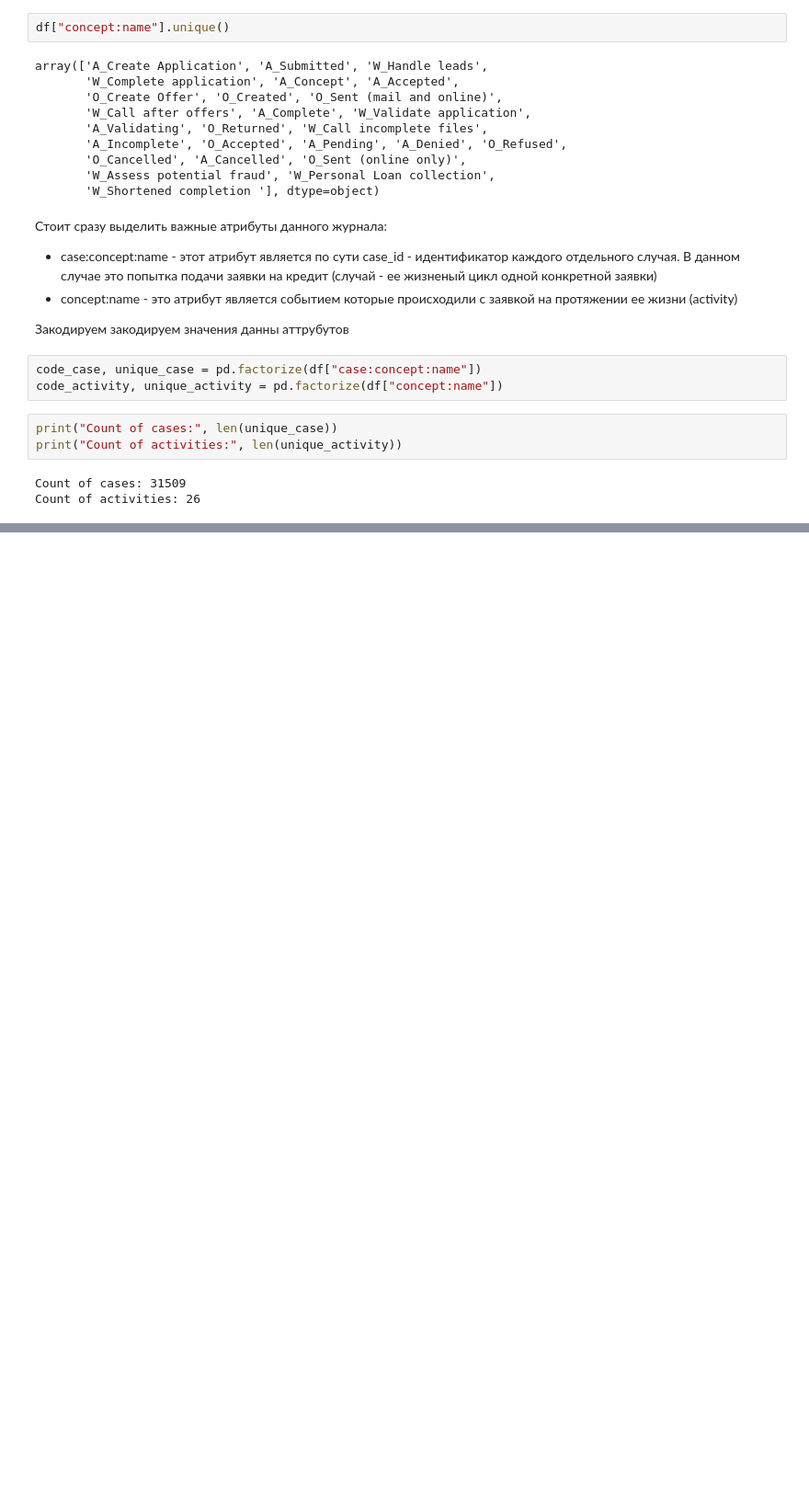
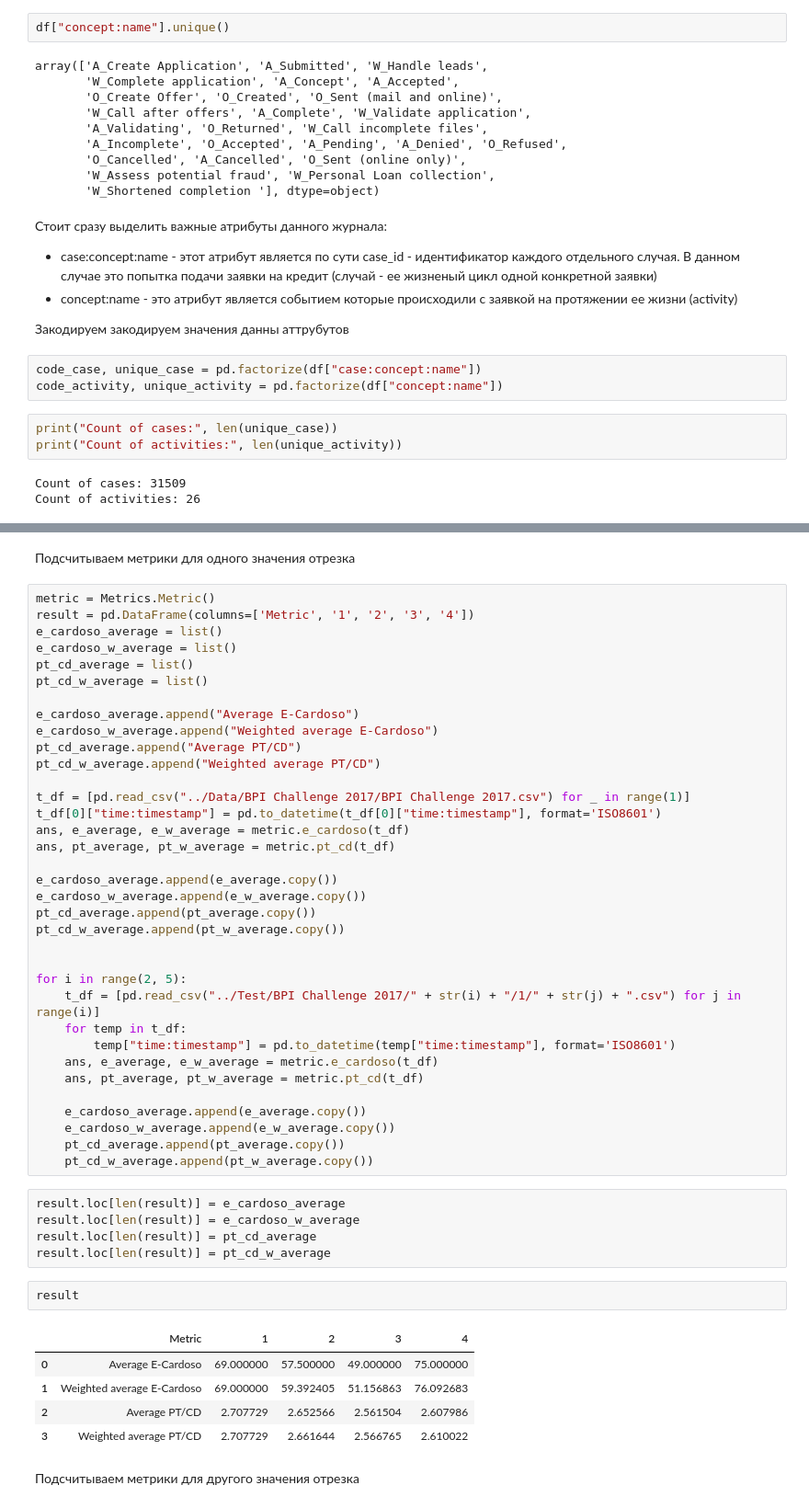
Before and after one commit to SomeoneNamedAnya/Course-Project-2024-2025, a Jupyter notebook: Algorithm/analysis_log_1.ipynb, the cells around one changed output, grey strips where cells are left out. Shown at 92% size. Saved outputs shown, nothing was run; the diff lists cells and outputs as text; blank space fills up the shorter version.

```diff
--- a/Algorithm/analysi_event_log.ipynb
+++ b/Algorithm/analysis_log_1.ipynb
@@ -178,0 +164,52 @@ print(df_0.shape, df_1.shape)
+# %% [markdown]
+Подсчитываем метрики для одного значения отрезка
+# %%
+metric = Metrics.Metric()
+result = pd.DataFrame(columns=['Metric', '1', '2', '3', '4'])
+e_cardoso_average = list()
+e_cardoso_w_average = list()
+pt_cd_average = list()
+pt_cd_w_average = list()
+
+e_cardoso_average.append("Average E-Cardoso")
+e_cardoso_w_average.append("Weighted average E-Cardoso")
+pt_cd_average.append("Average PT/CD")
+pt_cd_w_average.append("Weighted average PT/CD")
+
+t_df = [pd.read_csv("../Data/BPI Challenge 2017/BPI Challenge 2017.csv") for _ in range(1)]
+t_df[0]["time:timestamp"] = pd.to_datetime(t_df[0]["time:timestamp"], format='ISO8601')
+ans, e_average, e_w_average = metric.e_cardoso(t_df)
+ans, pt_average, pt_w_average = metric.pt_cd(t_df)
+
+e_cardoso_average.append(e_average.copy())
+e_cardoso_w_average.append(e_w_average.copy())
+pt_cd_average.append(pt_average.copy())
+pt_cd_w_average.append(pt_w_average.copy())
+
+
+for i in range(2, 5):
+    t_df = [pd.read_csv("../Test/BPI Challenge 2017/" + str(i) + "/1/" + str(j) + ".csv") for j in range(i)]
+    for temp in t_df:
+        temp["time:timestamp"] = pd.to_datetime(temp["time:timestamp"], format='ISO8601')
+    ans, e_average, e_w_average = metric.e_cardoso(t_df)
+    ans, pt_average, pt_w_average = metric.pt_cd(t_df)
+
+    e_cardoso_average.append(e_average.copy())
+    e_cardoso_w_average.append(e_w_average.copy())
+    pt_cd_average.append(pt_average.copy())
+    pt_cd_w_average.append(pt_w_average.copy())
+# %%
+result.loc[len(result)] = e_cardoso_average
+result.loc[len(result)] = e_cardoso_w_average
+result.loc[len(result)] = pt_cd_average
+result.loc[len(result)] = pt_cd_w_average
+# %%
+result
+# %% [output]
+|  | Metric | 1 | 2 | 3 | 4 |
+| 0 | Average E-Cardoso | 69.000000 | 57.500000 | 49.000000 | 75.000000 |
+| 1 | Weighted average E-Cardoso | 69.000000 | 59.392405 | 51.156863 | 76.092683 |
+| 2 | Average PT/CD | 2.707729 | 2.652566 | 2.561504 | 2.607986 |
+| 3 | Weighted average PT/CD | 2.707729 | 2.661644 | 2.566765 | 2.610022 |
+# %% [markdown]
+Подсчитываем метрики для другого значения отрезка
```
Also changed, not shown: parts of 36 cells of this notebook, 10 other files.
